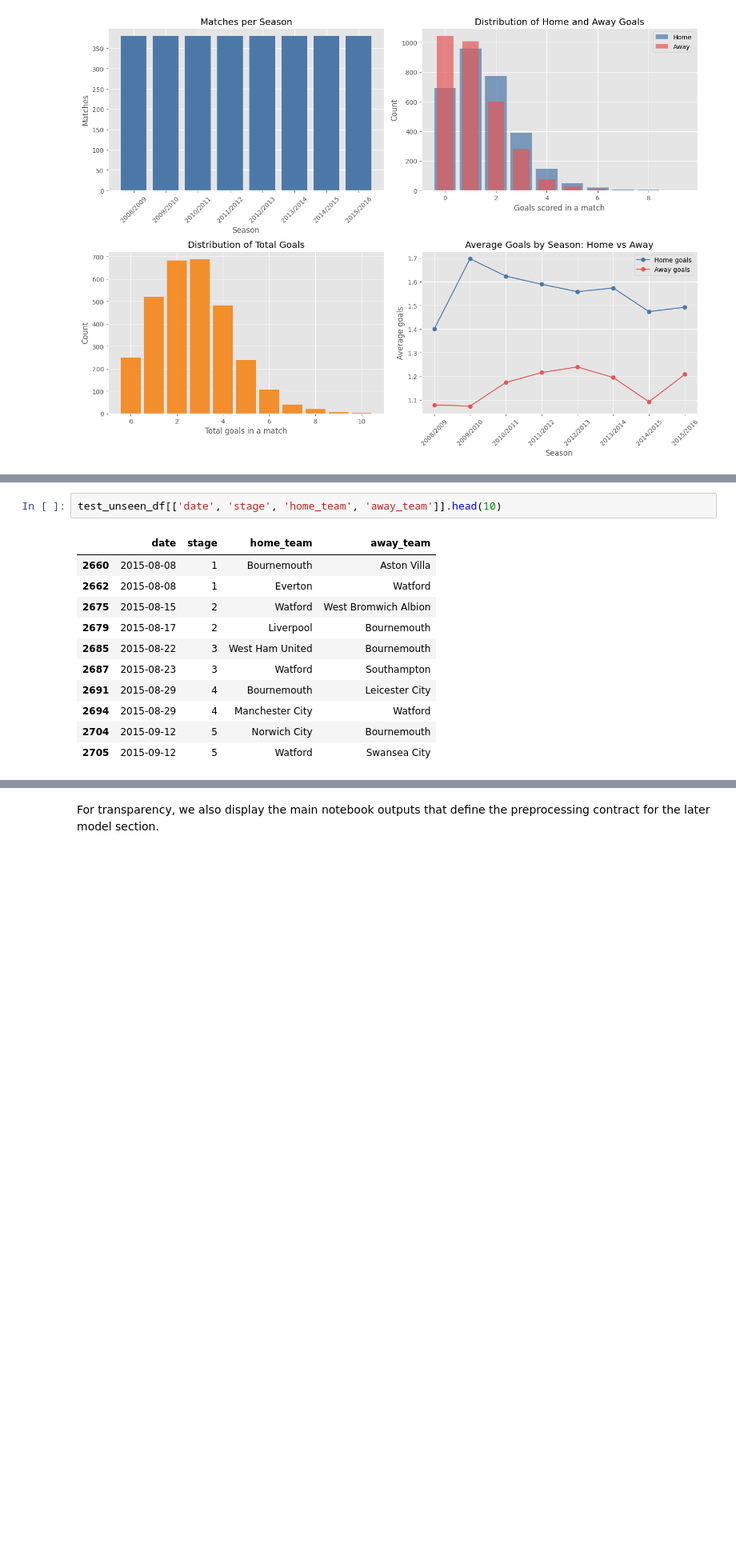
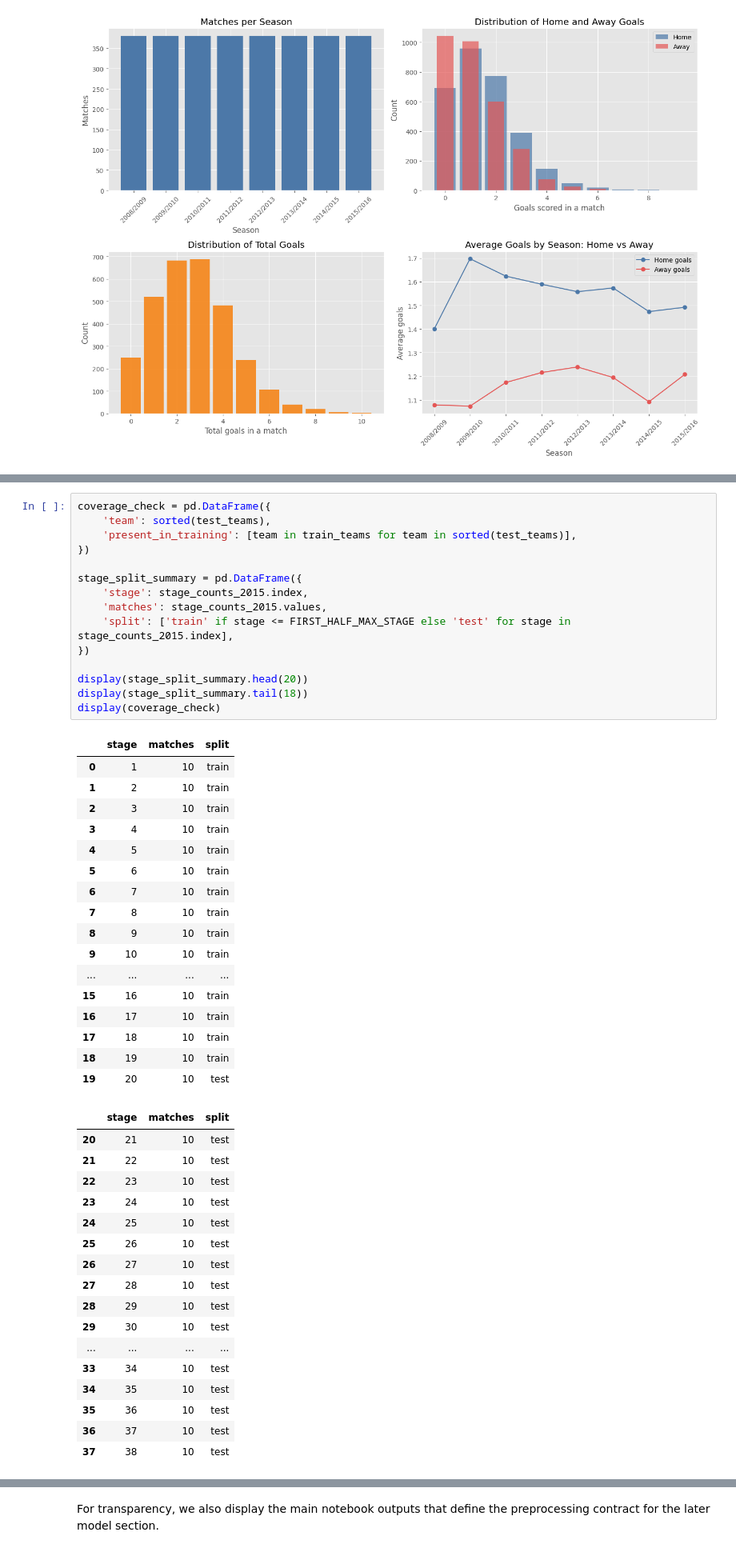
Before and after one commit to Hamdermadsik/Project_MBML, a Jupyter notebook: notebooks/epl_mbml_notebook.ipynb, the cells around one changed output, grey strips where cells are left out. Shown at 80% size. Drawn from its saved outputs; the diff is of its cells as text; blank space fills up the shorter version.

Commit message:
ædnringer i asmus notebook og agents.md til at understøtte half season split

```diff
--- a/notebooks/epl_mbml_notebook.ipynb
+++ b/notebooks/epl_mbml_notebook.ipynb
@@ -333,14 +344,50 @@ The excluded held-out rows are shown explicitly below so the evaluation rule is
 # %%
-test_unseen_df[['date', 'stage', 'home_team', 'away_team']].head(10)
+coverage_check = pd.DataFrame({
+    'team': sorted(test_teams),
+    'present_in_training': [team in train_teams for team in sorted(test_teams)],
+})
+
+stage_split_summary = pd.DataFrame({
+    'stage': stage_counts_2015.index,
+    'matches': stage_counts_2015.values,
+    'split': ['train' if stage <= FIRST_HALF_MAX_STAGE else 'test' for stage in stage_counts_2015.index],
+})
+
+display(stage_split_summary.head(20))
+display(stage_split_summary.tail(18))
+display(coverage_check)
 # %% [output]
-|  | date | stage | home_team | away_team |
-| 2660 | 2015-08-08 | 1 | Bournemouth | Aston Villa |
-| 2662 | 2015-08-08 | 1 | Everton | Watford |
-| 2675 | 2015-08-15 | 2 | Watford | West Bromwich Albion |
-| 2679 | 2015-08-17 | 2 | Liverpool | Bournemouth |
-| 2685 | 2015-08-22 | 3 | West Ham United | Bournemouth |
-| 2687 | 2015-08-23 | 3 | Watford | Southampton |
-| 2691 | 2015-08-29 | 4 | Bournemouth | Leicester City |
-| 2694 | 2015-08-29 | 4 | Manchester City | Watford |
-| 2704 | 2015-09-12 | 5 | Norwich City | Bournemouth |
-| 2705 | 2015-09-12 | 5 | Watford | Swansea City |
+|  | stage | matches | split |
+| 0 | 1 | 10 | train |
+| 1 | 2 | 10 | train |
+| 2 | 3 | 10 | train |
+| 3 | 4 | 10 | train |
+| 4 | 5 | 10 | train |
+| 5 | 6 | 10 | train |
+| 6 | 7 | 10 | train |
+| 7 | 8 | 10 | train |
+| 8 | 9 | 10 | train |
+| 9 | 10 | 10 | train |
+| ... | ... | ... | ... |
+| 15 | 16 | 10 | train |
+| 16 | 17 | 10 | train |
+| 17 | 18 | 10 | train |
+| 18 | 19 | 10 | train |
+| 19 | 20 | 10 | test |
+|  | stage | matches | split |
+| 20 | 21 | 10 | test |
+| 21 | 22 | 10 | test |
+| 22 | 23 | 10 | test |
+| 23 | 24 | 10 | test |
+| 24 | 25 | 10 | test |
+| 25 | 26 | 10 | test |
+| 26 | 27 | 10 | test |
+| 27 | 28 | 10 | test |
+| 28 | 29 | 10 | test |
+| 29 | 30 | 10 | test |
+| ... | ... | ... | ... |
+| 33 | 34 | 10 | test |
+| 34 | 35 | 10 | test |
+| 35 | 36 | 10 | test |
+| 36 | 37 | 10 | test |
+| 37 | 38 | 10 | test |
```
Also changed, not shown: parts of 16 cells of this notebook, 1 other file.
